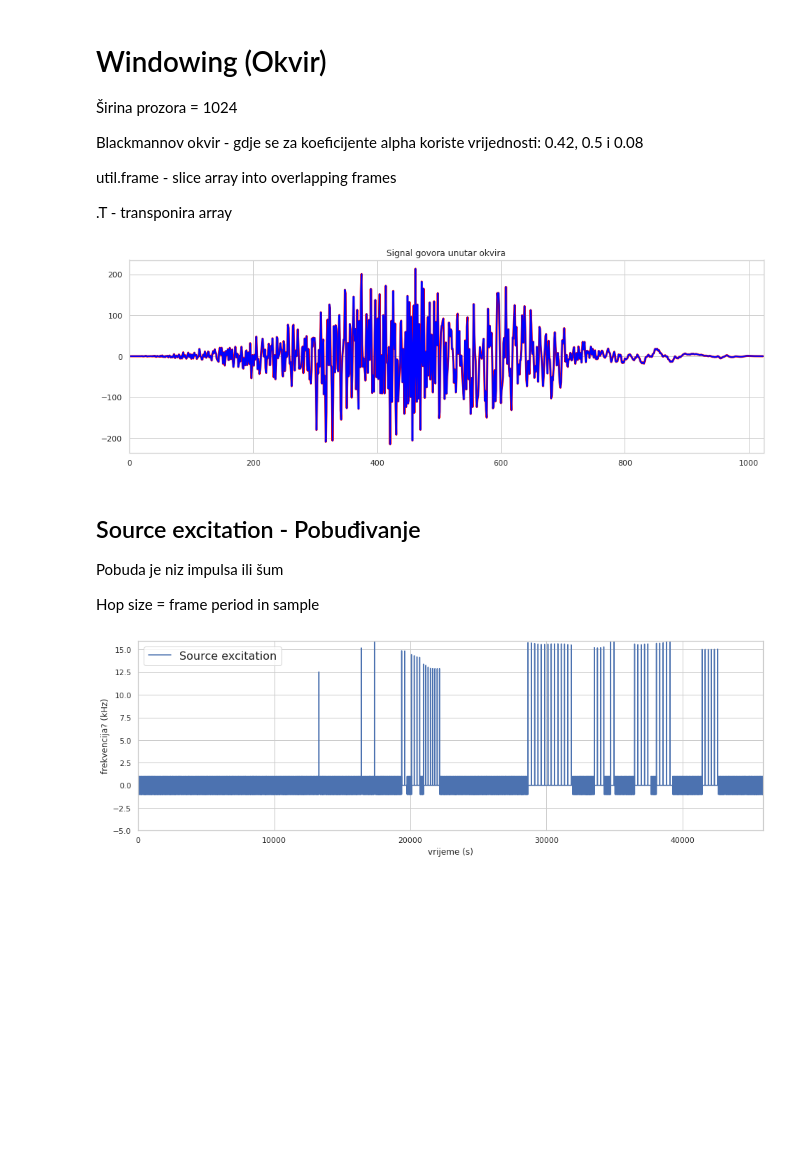
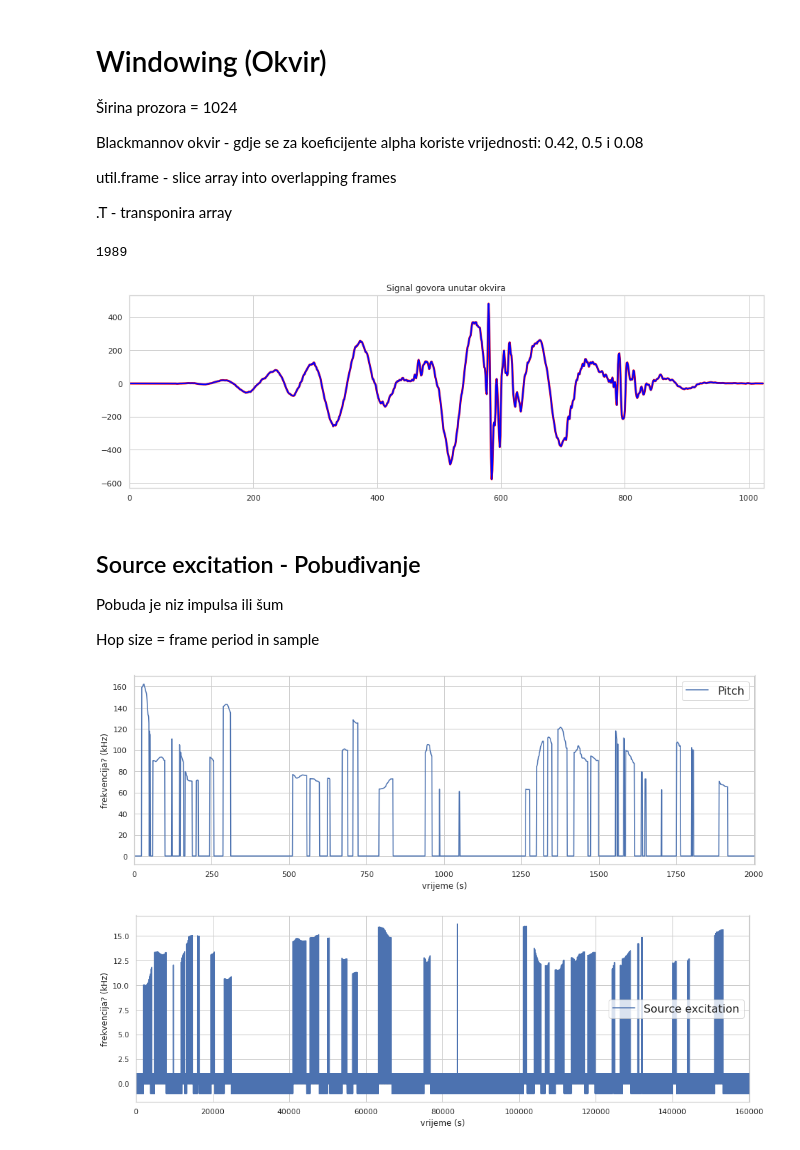
Before and after one commit to lenanovak/rogj-mlsa, a Jupyter notebook: rogj-mlsa.ipynb, the cells around one changed output. Drawn from its saved outputs; the diff is of its cells as text; code cells hidden in the pictures; blank space fills up the shorter version.

Commit message:
došao do kraja source excitation

```diff
--- a/rogj-mlsa.ipynb
+++ b/rogj-mlsa.ipynb
@@ -9,7 +9,7 @@ import librosa
 import librosa.display
 import seaborn
 
-WAV = "sm04010105105"
+WAV = "sm04010103201"
 # %%
 seaborn.set(style="whitegrid")
 plt.rcParams['figure.figsize'] = (16,5)
@@ -66,30 +71,31 @@ util.frame - slice array into overlapping frames
 # segment zvučnog glasa izdvojen vremenskim otvorom (amplituda, vrijeme)
 
 pos = 40000
-frame_length = 1024 # dužina frame-a, u sekundama?
-
-hop_length = 80 # number of steps to advance between frames
+frame_length = 1024 # dužina frame-a, u broju uzorka. ako bi željeli dobiti broj za neku dužinu u vremenu, moramo pomnožiti sampling rate tog zvuka s vremenom u sekundama
+hop_length = 80 # number of steps to advance between frames. vrijede ista pravila kao i za frame_length
 
 #PRIMJER1 pysptk gitlab (xw)
-xw = x[pos:pos+frame_length] * pysptk.blackman(frame_length)
+xw = x[pos:pos+frame_length] * pysptk.blackman(frame_length) # blackman smanjuje amplitudu slijeva i sdesna
+# https://www.dsprelated.com/freebooks/mdft/Use_Blackman_Window.html
 
 #PRIMJER2 librosa gitlab (frames)
 frames = librosa.util.frame(x, frame_length=frame_length, hop_length=hop_length).astype(np.float64).T
-# transponiramo kako bi vrijeme ostalo na X osi ?
 frames *= pysptk.blackman(frame_length)
 
 assert frames.shape[1] == frame_length
 
+print(len(frames))
 
 plt.plot(xw, linewidth = 3.0, color='red')
-plt.plot(frames[500], linewidth = 2.0, color='blue') #zašto baš 500?
+plt.plot(frames[500], linewidth = 2.0, color='blue') #zašto baš 500? valjda zato da se ne dobije baš početak ili kraj gdje je samo tišina
 
 plt.xlim(0, frame_length)
 plt.title("Signal govora unutar okvira")
 
 plt.savefig("./images/"+WAV+"/"+WAV+"_signalGovoraOkvir.png")
 # %% [output]
+1989
-[figure, old version]
+[figure, new version]
 # %% [markdown]
 ## Source excitation - Pobuđivanje
 
@@ -97,26 +103,40 @@ Pobuda je niz impulsa ili šum
 
 Hop size = frame period in sample
 # %%
-pitch = pysptk.swipe(x.astype(np.float64), fs=fs, hopsize=hop_length, min=60, max=240, otype="pitch")
+
+pitch = pysptk.swipe(x, fs=fs, hopsize=hop_length, min=60, max=900, otype="pitch")
 # swipe - a saw-tooth waveform inspired pitch estimation
 # params - a whole audio signal, sampling frequency, hop size, min i max fundamental frequency, output format = pitch
 
+# source excitation je
 source_excitation = pysptk.excite(pitch, hop_length)
 # excite - excitation generation
 # params - pitch sequence, hop size ... returns excitation signal
 
+# pojasniti ovaj grafički prikaz
 
-# pojasniti ovaj grafički prikaz
-plt.plot(source_excitation, label="Source excitation")
-plt.xlim(0, len(source_excitation))
-plt.ylim(-5, 16)
+pitch = pysptk.swipe(x, fs=fs, hopsize=hop_length, min=60, max=900, otype="f0") # f0 da dobijemo frekvenciju
+# pitch se povećava s jačinom ispuštanja zraka iz pluća
+plt.figure()
+plt.plot(pitch, label="Pitch")
+plt.xlim(0, len(pitch))
 plt.xlabel("vrijeme (s)") #podijeliti s 10 000
 plt.ylabel("frekvencija? (kHz)") #provjeriti mjernu jedinicu
 plt.legend(prop={'size': 16});
+plt.savefig("./images/"+WAV+"/"+WAV+"_pitch.png")
 
+# source excitation je jačina ispuštanja zraka, a potrebno je više zraka za dublji pitch
+plt.figure()
+plt.plot(source_excitation, label="Source excitation")
+plt.xlim(0, len(source_excitation))
+#plt.ylim(-5, 16)
+plt.xlabel("vrijeme (s)") #podijeliti s 10 000
+plt.ylabel("frekvencija? (kHz)") #provjeriti mjernu jedinicu
+plt.legend(prop={'size': 16});
 plt.savefig("./images/"+WAV+"/"+WAV+"_sourceExcitation.png")
 # %% [output]
-[figure, old version]
+[figure, new version]
+[figure, added]
 # %%
 ##Synthesis from mel-cepstrum
 # %%
```
Also changed, not shown: parts of 5 cells of this notebook, 5 other files.
